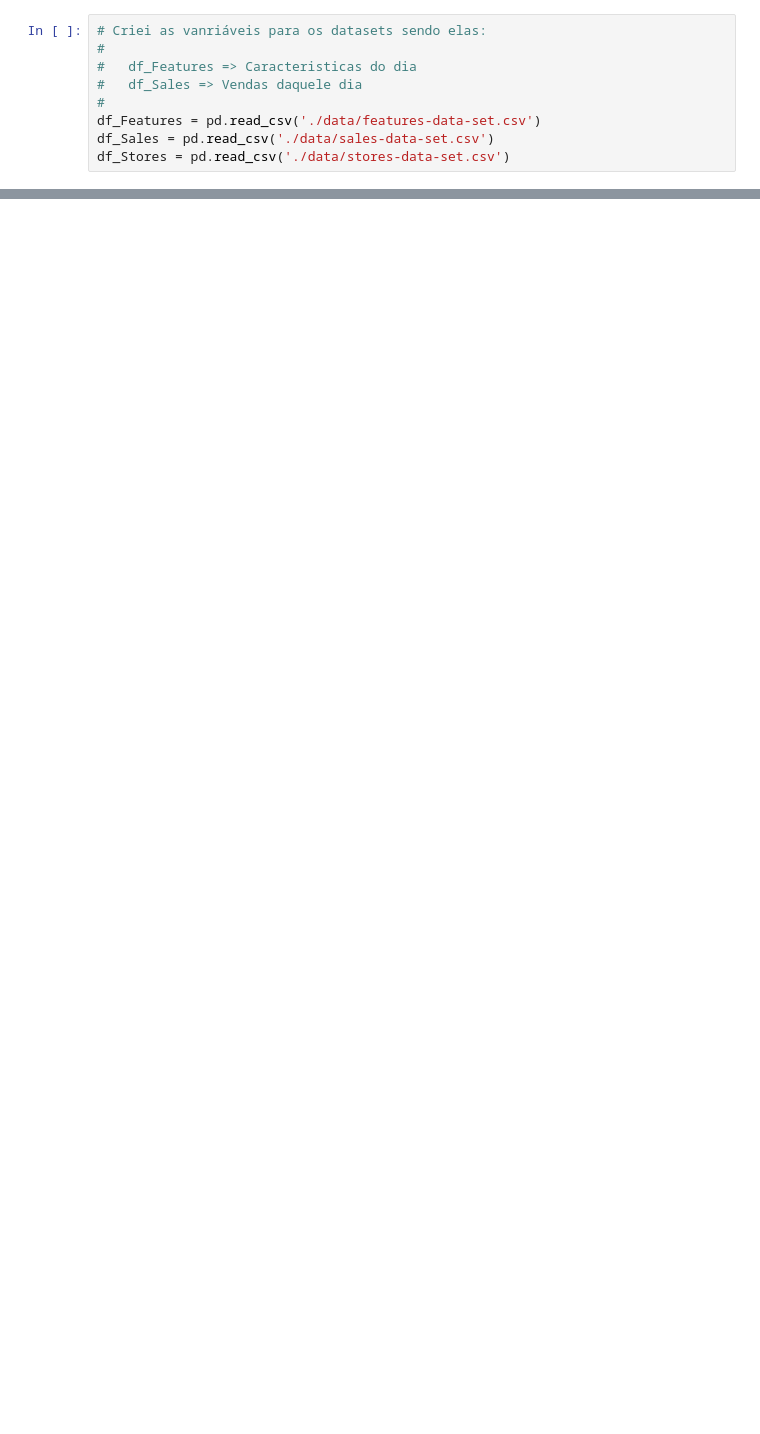
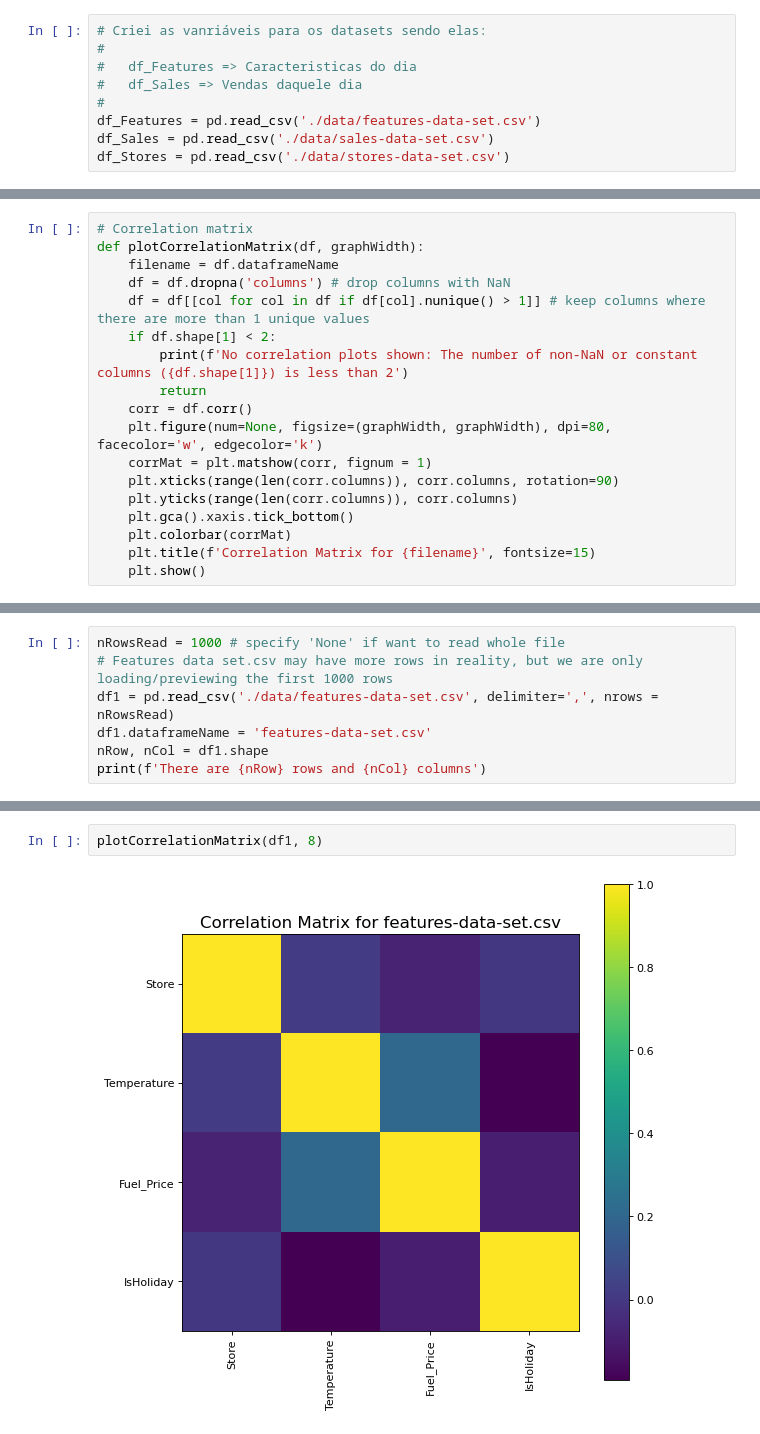
Before and after one commit to hylansilva/dataAnalyst, a Jupyter notebook: main.ipynb, the cells around one changed output, grey strips where cells are left out. Saved outputs shown, nothing was run; the diff lists cells and outputs as text; blank space fills up the shorter version.

```diff
--- a/main.ipynb
+++ b/main.ipynb
@@ -62,0 +39,18 @@ df_Features.join(df_Stores.add_prefix('Store_'),on='Store')
+# %%
+# Correlation matrix
+def plotCorrelationMatrix(df, graphWidth):
+    filename = df.dataframeName
+    df = df.dropna('columns') # drop columns with NaN
+    df = df[[col for col in df if df[col].nunique() > 1]] # keep columns where there are more than 1 unique values
+    if df.shape[1] < 2:
+        print(f'No correlation plots shown: The number of non-NaN or constant columns ({df.shape[1]}) is less than 2')
+        return
+    corr = df.corr()
+    plt.figure(num=None, figsize=(graphWidth, graphWidth), dpi=80, facecolor='w', edgecolor='k')
+    corrMat = plt.matshow(corr, fignum = 1)
+    plt.xticks(range(len(corr.columns)), corr.columns, rotation=90)
+    plt.yticks(range(len(corr.columns)), corr.columns)
+    plt.gca().xaxis.tick_bottom()
+    plt.colorbar(corrMat)
+    plt.title(f'Correlation Matrix for {filename}', fontsize=15)
+    plt.show()
@@ -62,0 +74,7 @@ df_Features.join(df_Stores.add_prefix('Store_'),on='Store')
+# %%
+nRowsRead = 1000 # specify 'None' if want to read whole file
+# Features data set.csv may have more rows in reality, but we are only loading/previewing the first 1000 rows
+df1 = pd.read_csv('./data/features-data-set.csv', delimiter=',', nrows = nRowsRead)
+df1.dataframeName = 'features-data-set.csv'
+nRow, nCol = df1.shape
+print(f'There are {nRow} rows and {nCol} columns')
@@ -62,0 +97,4 @@ df_Features.join(df_Stores.add_prefix('Store_'),on='Store')
+# %%
+plotCorrelationMatrix(df1, 8)
+# %% [output]
+[figure, added]
```
Also changed, not shown: parts of 13 cells of this notebook, 1 other file.
